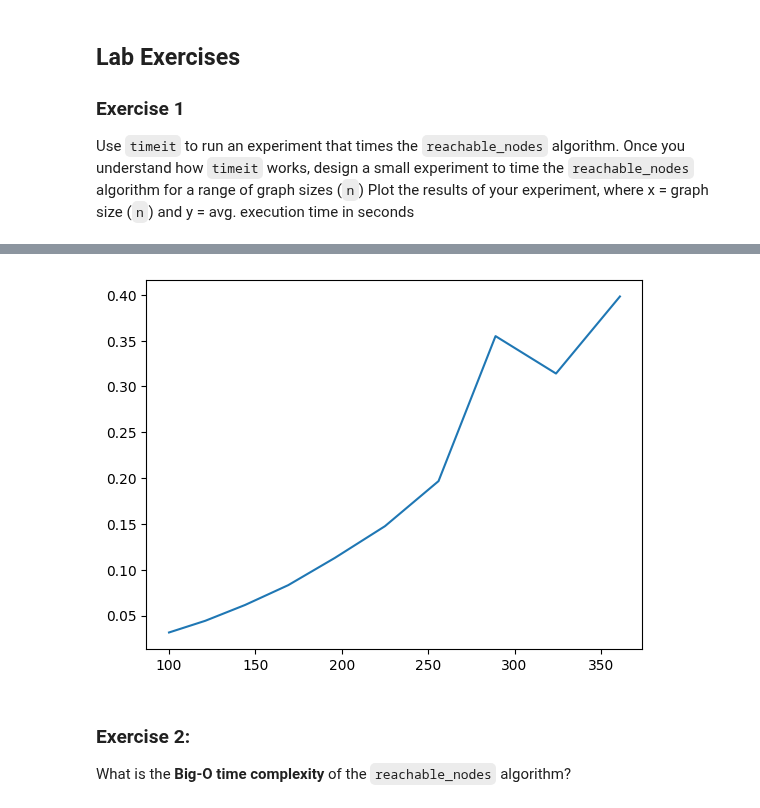
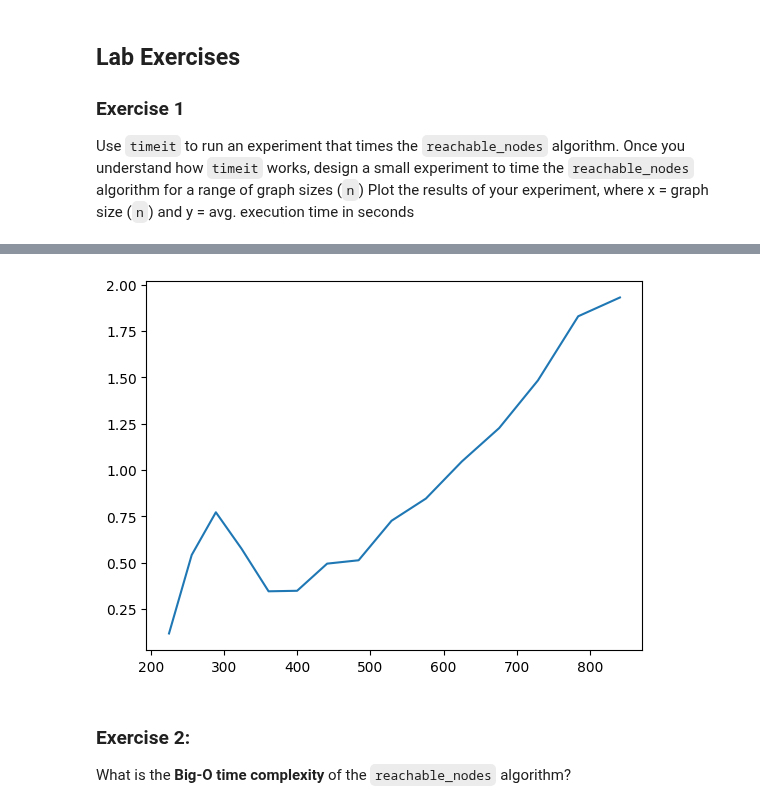
Before and after one commit to silentflame04/cap-comp215, a Jupyter notebook: labs/lab04-graphs.ipynb, the cells around one changed output, grey strips where cells are left out. Saved outputs shown, nothing was run; the diff lists cells and outputs as text; code cells hidden in the pictures.

```diff
--- a/labs/lab04-graphs.ipynb
+++ b/labs/lab04-graphs.ipynb
@@ -127,15 +127,15 @@ f'Avg. time to execute: {seconds} seconds'
 # %%
 # Ex. 1 your code here...
 
 p = 0.2
 
-size = [runs**2 for runs in range(10, 20, 1)]
+size = [runs**2 for runs in range(15, 30, 3)]
 execution_times = [timeit(lambda: reachable_nodes(make_random_graph(size[runs], p), 0), number=100) / len(size) for runs in range(len(size))]
 
 plt.plot(size, execution_times)
 plt.show()
 # %% [output]
-[figure, old version]
+[figure, new version]
 # %% [markdown]
 ### Exercise 2:
 What is the **Big-O time complexity** of the `reachable_nodes` algorithm?
```
Also changed, not shown: parts of 4 cells of this notebook.
